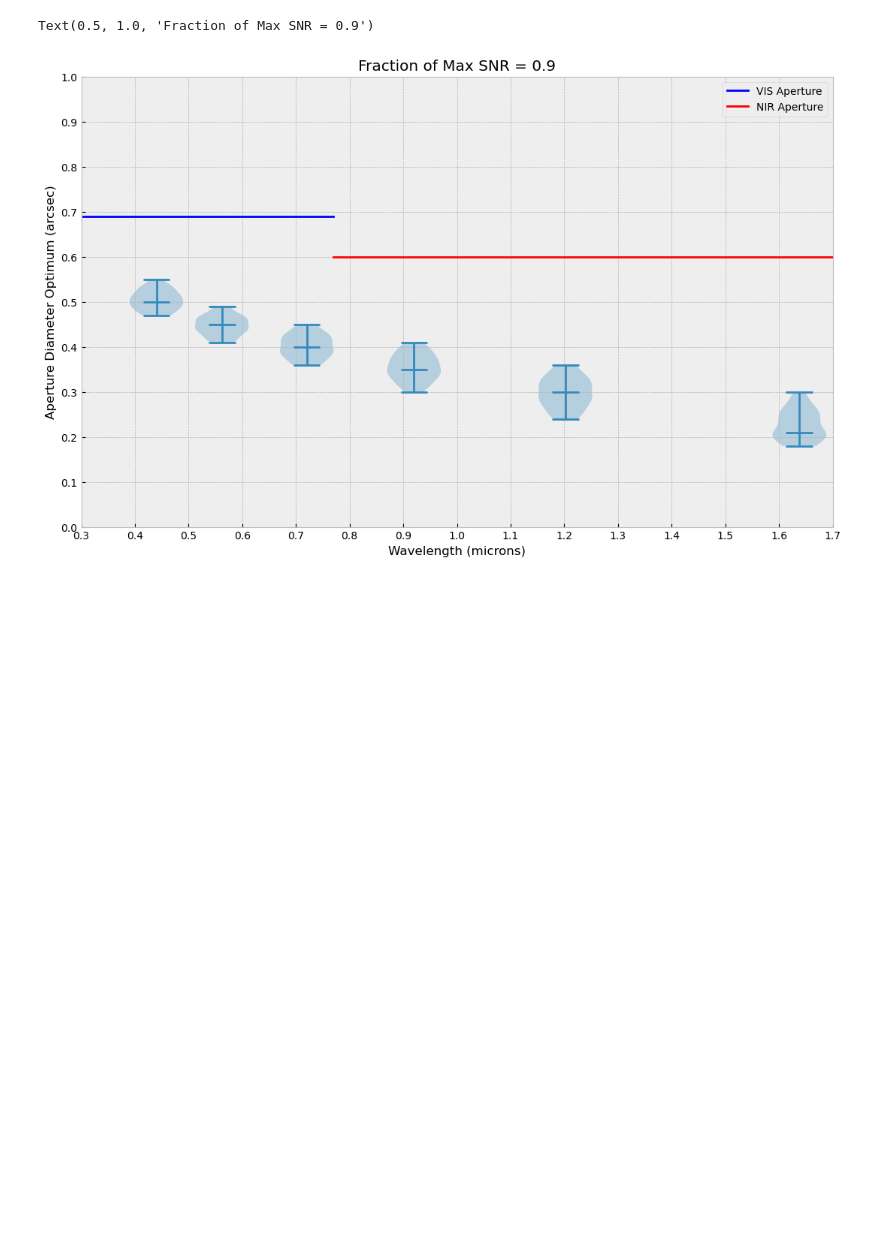
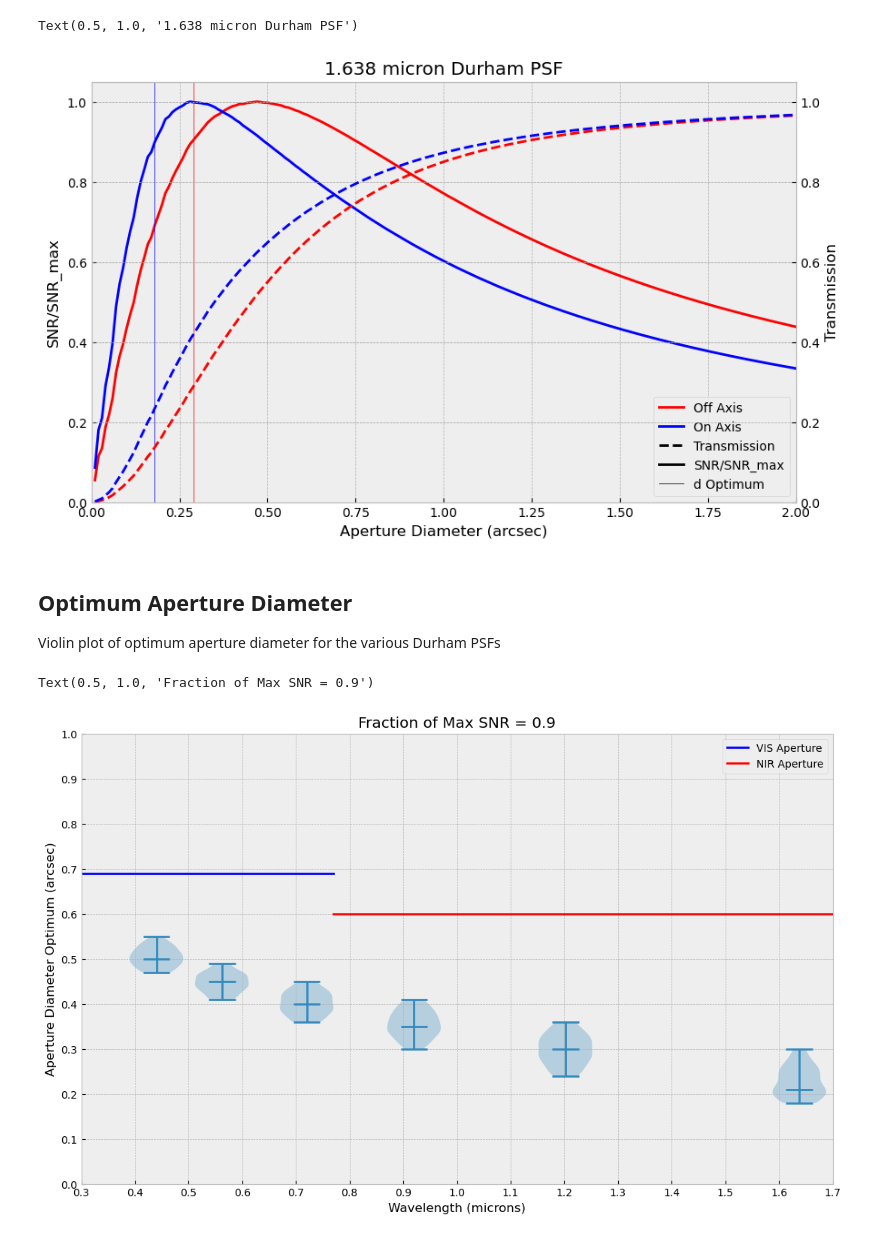
Before and after one commit to JamianStephan/MOSAIC-AD-Analysis, a Jupyter notebook: Main-Version/Side-Work/SNR-Calculations.ipynb, the cells around one changed output. Drawn from its saved outputs; the diff is of its cells as text; code cells hidden in the pictures; blank space fills up the shorter version.

```diff
--- a/Main-Version/Side-Work/SNR-Calculations.ipynb
+++ b/Main-Version/Side-Work/SNR-Calculations.ipynb
@@ -145,2 +178,35 @@ for wavelength in wavelength_range:
+# %%
+i=-1
+fig, ax1 = plt.subplots(figsize=[10,6])
+ax2=ax1.twinx()
+
+ax1.plot(d_range,SNR_wavelength_comb[i][0],color='red',label="Off Axis")
+ax1.plot(d_range,SNR_wavelength_comb[i][24],color='blue',label="On Axis")
+
+ax2.plot(d_range,trans_wavelength_comb[i][0],linestyle='--',color='red')
+ax2.plot(d_range,trans_wavelength_comb[i][24],linestyle='--',color='blue')
+
+ax1.axhline(-1,linestyle='--',label="Transmission",color='black')
+ax1.axhline(-1,label="SNR/SNR_max",color='black')
+ax1.axhline(-1,color='black',linewidth=0.5,label="d Optimum")
+
+ax1.axvline(d_opt_comb[i][0],linewidth=0.5,color='red')
+ax1.axvline(d_opt_comb[i][24],linewidth=0.5,color='blue')
+
+ax1.set_xlabel("Aperture Diameter (arcsec)")
+ax1.set_ylabel("SNR/SNR_max")
+ax2.set_ylabel("Transmission")
+ax1.legend(loc=4)
+
+ax1.set_ybound(0,1.05)
+ax2.set_ybound(0,1.05)
+plt.xlim(0,2)
+plt.title("{} Durham PSF".format(wavelength_range[i]/1000))
+# %% [output]
+Text(0.5, 1.0, '1.638 micron Durham PSF')
+[figure, added]
+# %% [markdown]
+## Optimum Aperture Diameter
+Violin plot of optimum aperture diameter for the various Durham PSFs
 # %%
 fraction=.9
```
Also changed, not shown: parts of 14 cells of this notebook, 3 other files.
